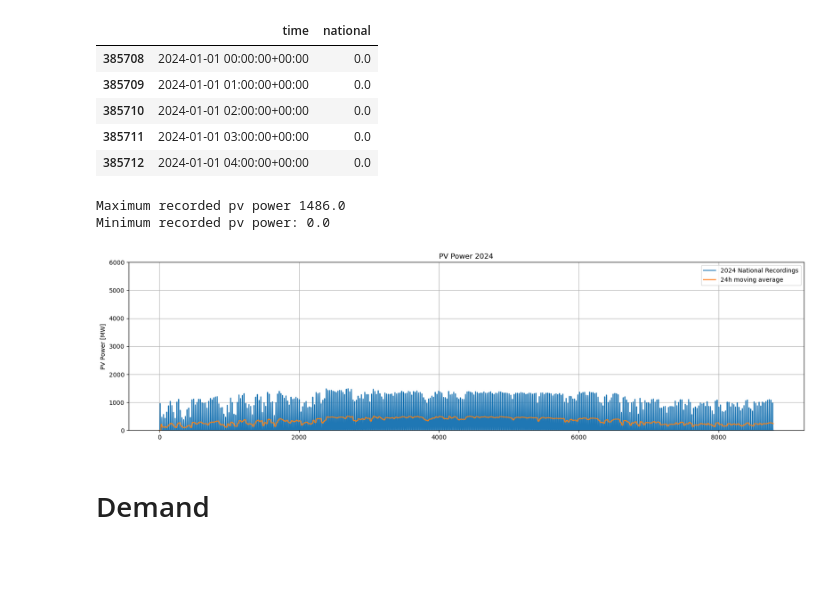
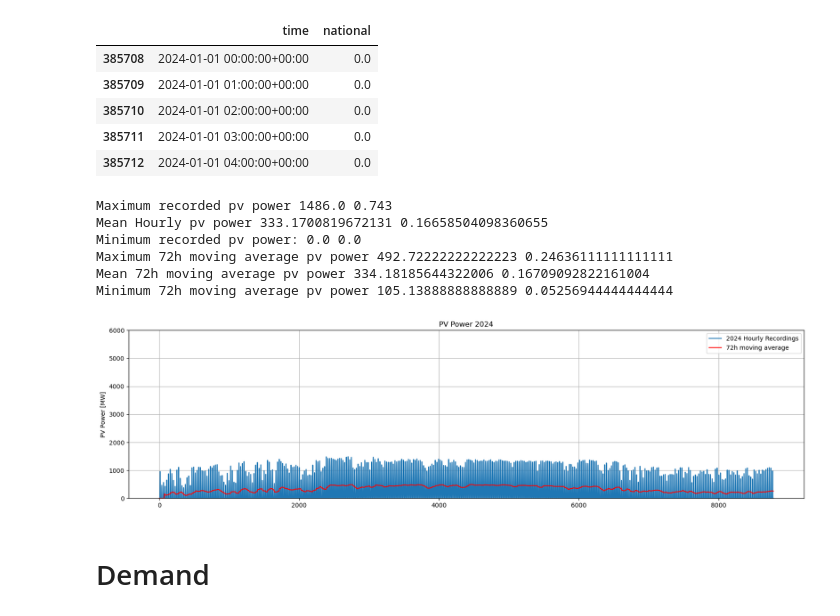
Before and after one commit to avaveriksen/ireland-grid-project, a Jupyter notebook: time-series-analysis/time-series-analysis.ipynb, the cells around one changed output. Cells and saved outputs as stored; diff of their text form; code cells hidden in the pictures; blank space fills up the shorter version.

```diff
--- a/time-series-analysis/time-series-analysis.ipynb
+++ b/time-series-analysis/time-series-analysis.ipynb
@@ -66,7 +68,11 @@ print(len(wind_recordings))
 8784
 # %%
-a = 24 #moving average wondow size
+a = 3*24 #moving average wondow size
 N = len(wind_recordings)
 mvavg_wind24 = np.zeros(len(wind_recordings))
 for i in range(a, N):
     mvavg_wind24[i] = sum(wind_recordings[i-a: i]) / a
+
+print(max(mvavg_wind24[a:]))
+print(min(mvavg_wind24[a:]))
+print(np.mean(mvavg_wind24[a:]))
@@ -133,25 +148,34 @@ df_pv.head()
 # %%
 pv_power = np.array(df_pv['national'].astype('float').tolist()) * pv_capacity
 mvavg_pv = np.zeros(len(pv_power))
 for i in range(a, len(pv_power)):
     mvavg_pv[i] = sum(pv_power[i-a: i]) / a
 
 plt.figure(figsize=(20, 5))
 plt.plot(pv_power)
-plt.plot(mvavg_pv)
-plt.legend(['2024 National Recordings', '24h moving average'])
+plt.plot(mvavg_pv, color='red')
+plt.legend(['2024 Hourly Recordings', '72h moving average'])
 plt.title('PV Power 2024')
 plt.ylabel('PV Power [MW]')
 plt.ylim([0, 6000])
 plt.grid(True)
 plt.savefig("pv-power.png", format='png', facecolor='w', dpi=300, bbox_inches='tight', edgecolor='k')
 
-print("Maximum recorded pv power", max(pv_power))
-print("Minimum recorded pv power:", min(pv_power))
+print("Maximum recorded pv power", max(pv_power), max(pv_power) / pv_capacity)
+print("Mean Hourly pv power", np.mean(pv_power), np.mean(pv_power) / pv_capacity)
+print("Minimum recorded pv power:", min(pv_power), min(pv_power) / pv_capacity)
+
+print("Maximum 72h moving average pv power", max(mvavg_pv[a:]), max(mvavg_pv[a:]) / pv_capacity)
+print("Mean 72h moving average pv power", np.mean(mvavg_pv[a:]), np.mean(mvavg_pv[a:]) / pv_capacity)
+print("Minimum 72h moving average pv power", min(mvavg_pv[a:]), min(mvavg_pv[a:]) / pv_capacity)
 # %% [output]
-Maximum recorded pv power 1486.0
-Minimum recorded pv power: 0.0
+Maximum recorded pv power 1486.0 0.743
+Mean Hourly pv power 333.1700819672131 0.16658504098360655
+Minimum recorded pv power: 0.0 0.0
+Maximum 72h moving average pv power 492.72222222222223 0.24636111111111111
+Mean 72h moving average pv power 334.18185644322006 0.16709092822161004
+Minimum 72h moving average pv power 105.13888888888889 0.05256944444444444
-[figure, old version]
+[figure, new version]
 # %% [markdown]
 # Demand
 # %%
```
Also changed, not shown: parts of 15 cells of this notebook, 5 other files.
